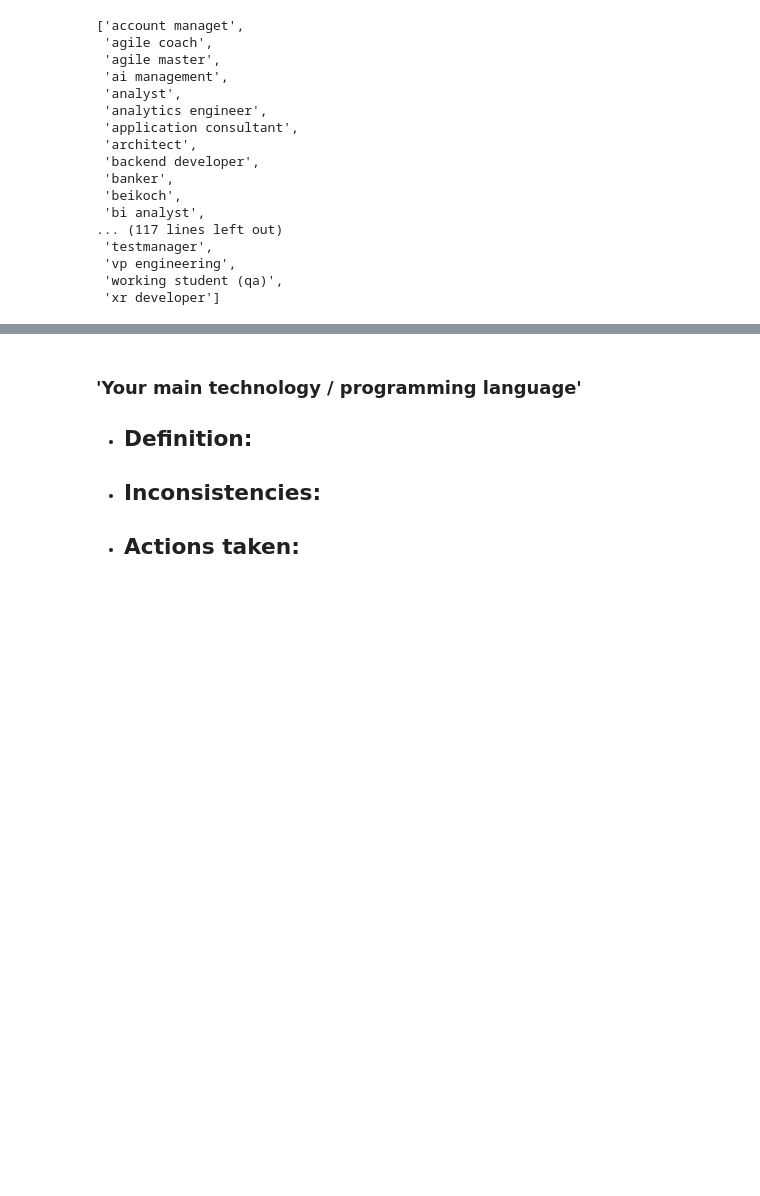
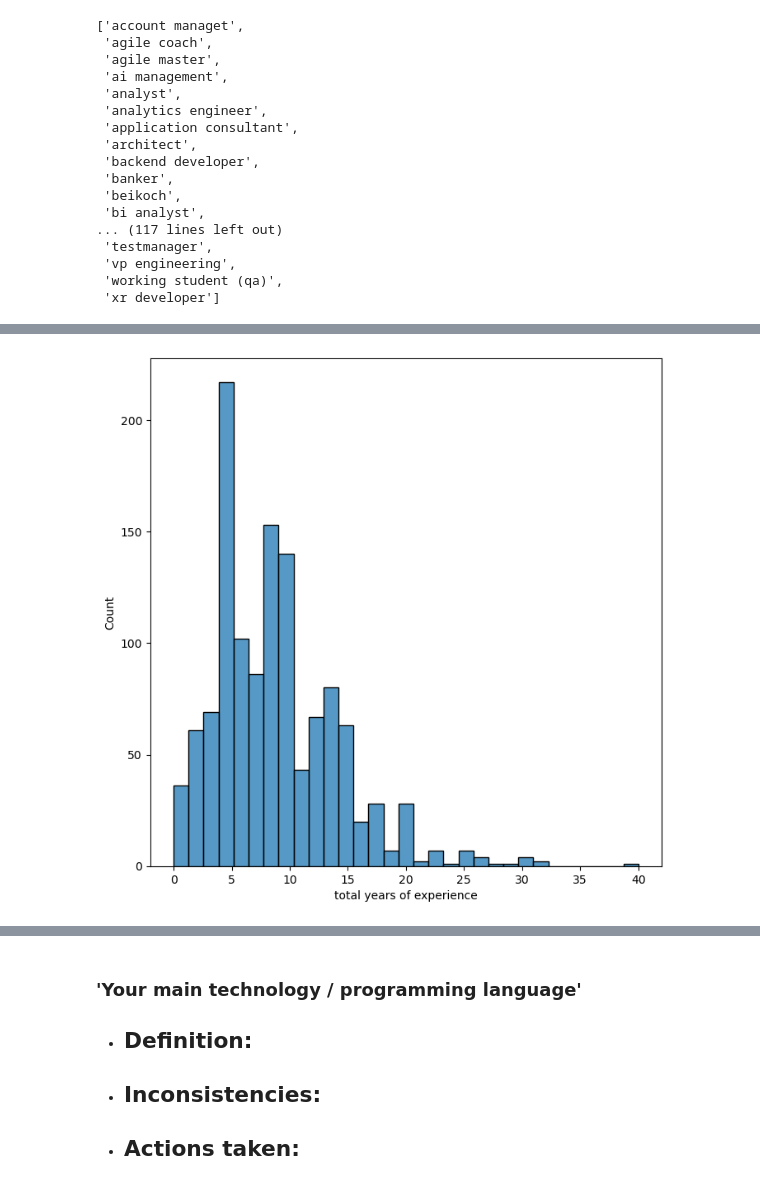
Before and after one commit to AkeemSemperDataScience/3950-assignment-2-mlsiebold, a Jupyter notebook: START_Asn_2.ipynb, the cells around one changed output, grey strips where cells are left out. Drawn from its saved outputs; the diff is of its cells as text; code cells hidden in the pictures; blank space fills up the shorter version.

```diff
--- a/START_Asn_2.ipynb
+++ b/START_Asn_2.ipynb
@@ -807,0 +895,6 @@ sorted(df[column].dropna().unique().tolist())
+# %%
+# Total Experience should be greater than German Experience. Check for values that are less than German Experience
+
+mask = df['years of experience in germany'] > df[column]
+
+df[mask]
@@ -807,0 +914,4 @@ sorted(df[column].dropna().unique().tolist())
+# %%
+# Swap total experience with german experience
+
+df.loc[mask, [column, 'years of experience in germany']] = df.loc[mask, ['years of experience in germany', column]].values
@@ -807,0 +926,6 @@ sorted(df[column].dropna().unique().tolist())
+# %%
+# Check distribution one more time
+
+sns.histplot(df, x=column);
+# %% [output]
+[figure, added]
```
Also changed, not shown: parts of 36 cells of this notebook.
